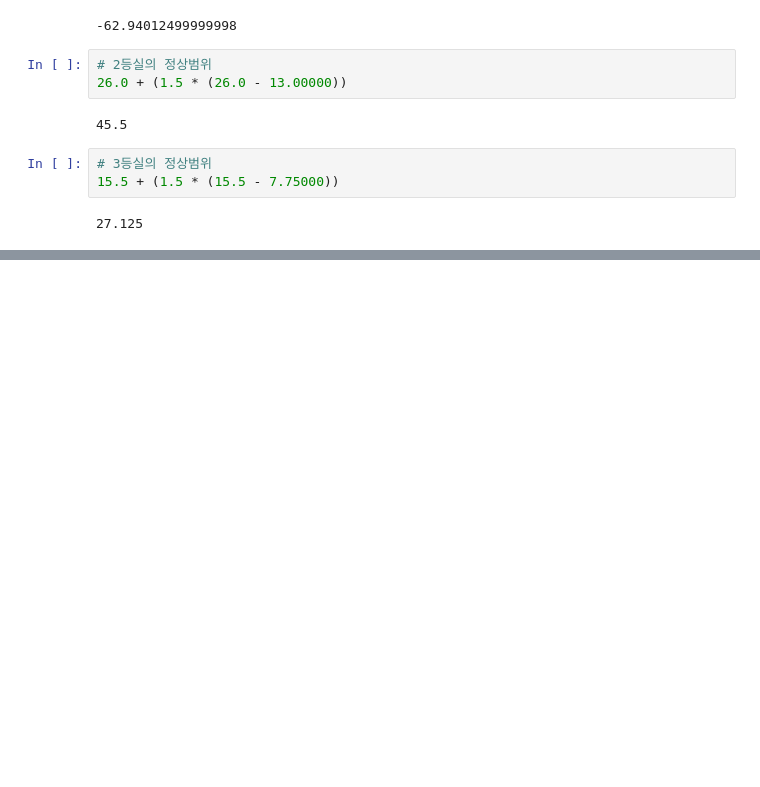
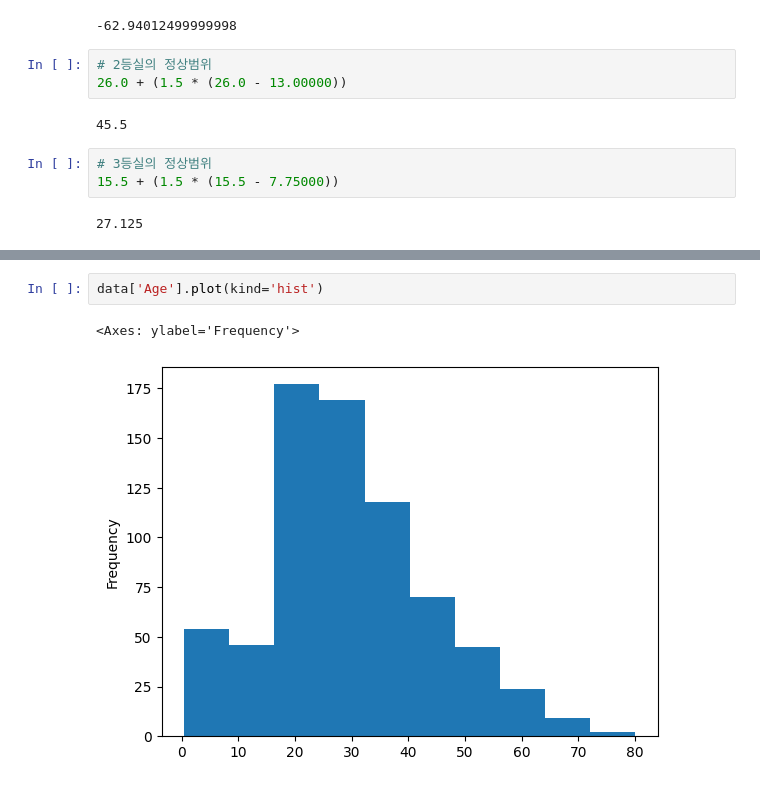
Before and after one commit to haram4th/fintech_pm_data_science, a Jupyter notebook: 06machine_learning/04데이터전처리연습-titanic데이터.ipynb, the cells around one changed output, grey strips where cells are left out. Saved outputs shown, nothing was run; the diff lists cells and outputs as text; blank space fills up the shorter version.

```diff
--- a/06machine_learning/04데이터전처리연습-titanic데이터.ipynb
+++ b/06machine_learning/04데이터전처리연습-titanic데이터.ipynb
@@ -782,0 +825,5 @@ data[data['Ticket'] == 'CA. 2343']
+# %%
+data['Age'].plot(kind='hist')
+# %% [output]
+<Axes: ylabel='Frequency'>
+[figure, added]
```
Also changed, not shown: parts of 65 cells of this notebook.
